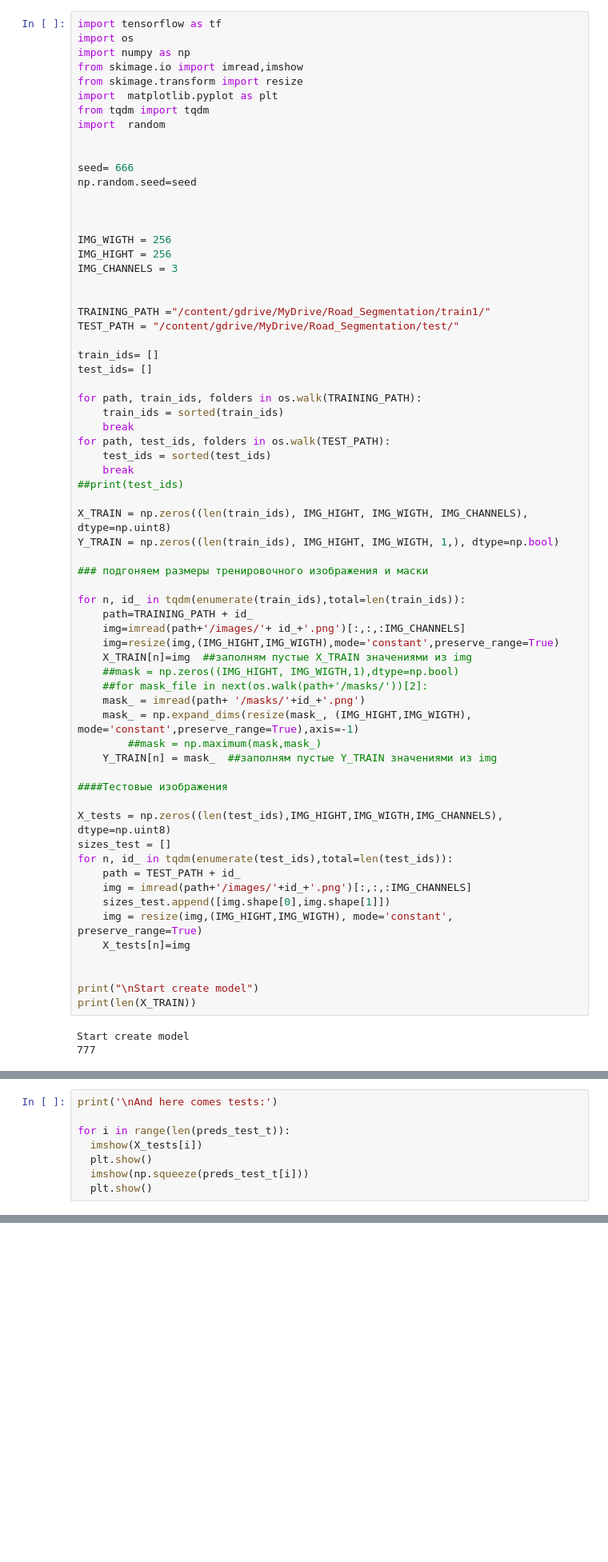
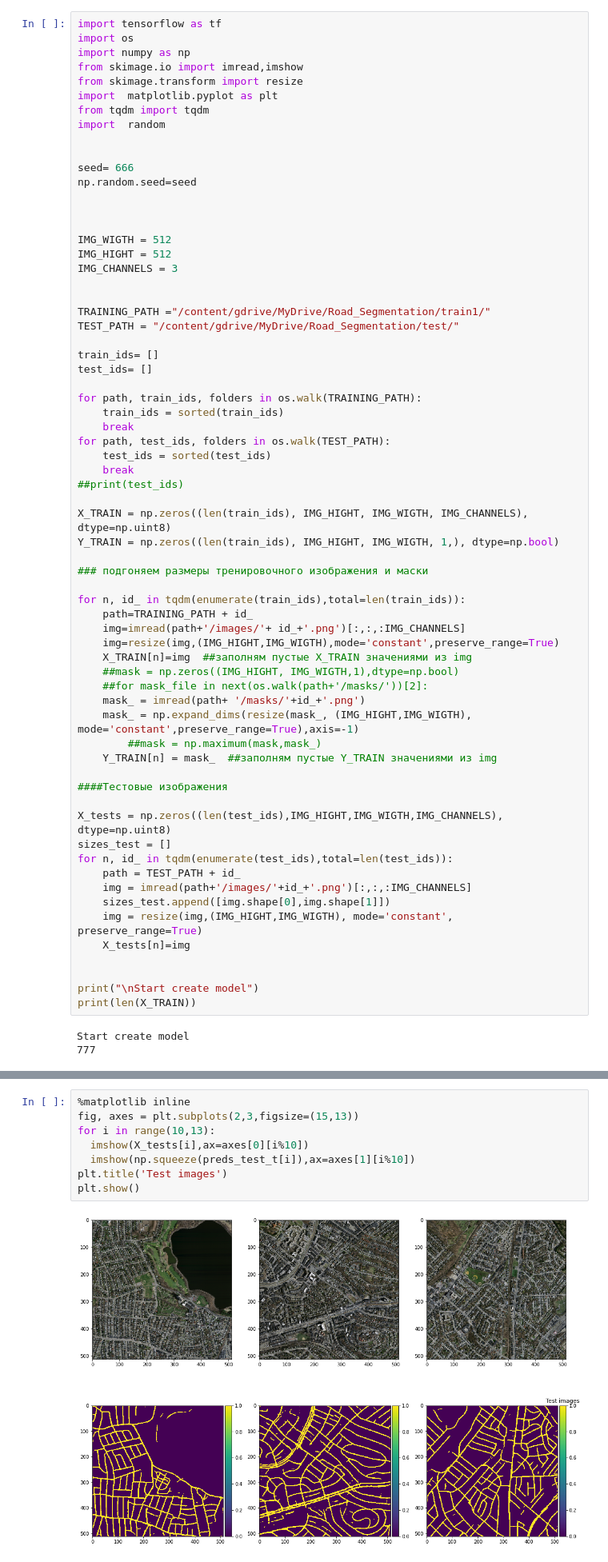
Before and after one commit to deethereal/Road_Segmentation, a Jupyter notebook: main.ipynb, the cells around one changed output, grey strips where cells are left out. Shown at 80% size. Drawn from its saved outputs; the diff is of its cells as text; blank space fills up the shorter version.

```diff
--- a/main.ipynb
+++ b/main.ipynb
@@ -21,8 +21,8 @@ np.random.seed=seed
 
 
 
-IMG_WIGTH = 256
-IMG_HIGHT = 256
+IMG_WIGTH = 512
+IMG_HIGHT = 512
 IMG_CHANNELS = 3
 
 
@@ -289,8 +235,0 @@ ________________________________________________________________________________
-# %%
-print('\nAnd here comes tests:')
-
-for i in range(len(preds_test_t)):
-  imshow(X_tests[i])
-  plt.show()
-  imshow(np.squeeze(preds_test_t[i]))
-  plt.show()
@@ -310,0 +308,10 @@ And here comes tests:
+# %%
+%matplotlib inline
+fig, axes = plt.subplots(2,3,figsize=(15,13))
+for i in range(10,13):
+  imshow(X_tests[i],ax=axes[0][i%10])
+  imshow(np.squeeze(preds_test_t[i]),ax=axes[1][i%10])
+plt.title('Test images')
+plt.show()
+# %% [output]
+[figure, added]
```
Also changed, not shown: parts of 4 cells of this notebook.
